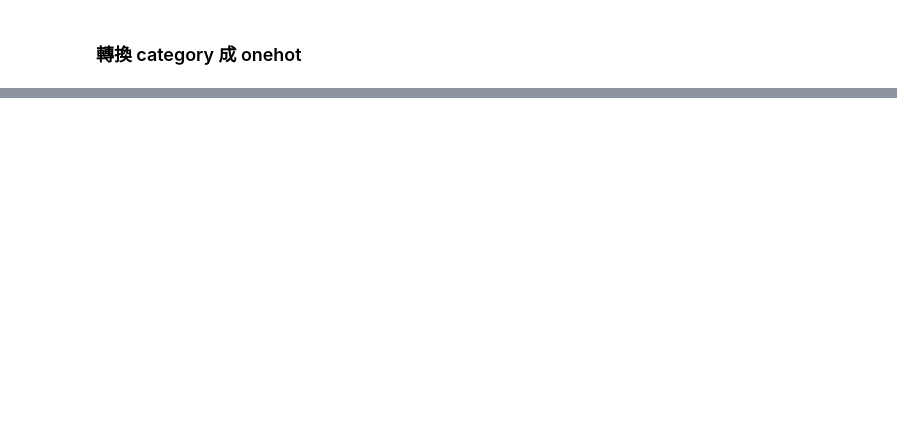
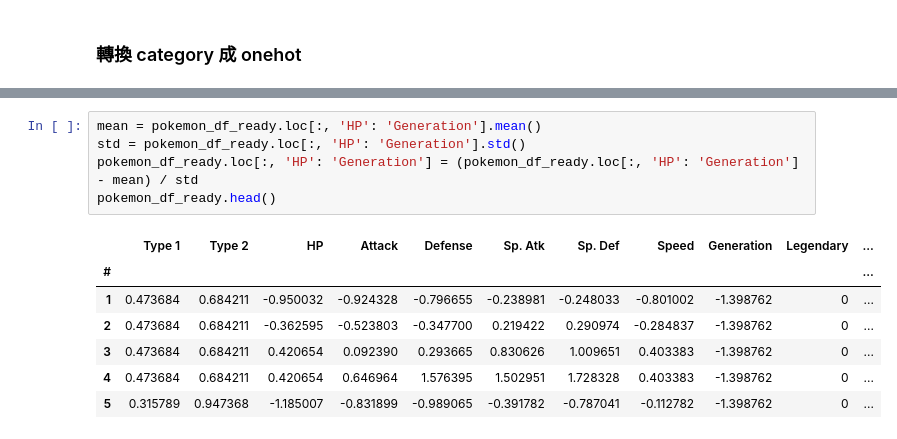
Before and after one commit to billy0402/python-machine-learning, a Jupyter notebook: pokemon-challenge/Fighting.ipynb, the cells around one changed output, grey strips where cells are left out. Drawn from its saved outputs; the diff is of its cells as text; blank space fills up the shorter version.

```diff
--- a/pokemon-challenge/Fighting.ipynb
+++ b/pokemon-challenge/Fighting.ipynb
@@ -35,0 +212,13 @@ pokemon_df_ready.head()
+# %%
+mean = pokemon_df_ready.loc[:, 'HP': 'Generation'].mean()
+std = pokemon_df_ready.loc[:, 'HP': 'Generation'].std()
+pokemon_df_ready.loc[:, 'HP': 'Generation'] = (pokemon_df_ready.loc[:, 'HP': 'Generation'] - mean) / std
+pokemon_df_ready.head()
+# %% [output]
+|  | Type 1 | Type 2 | HP | Attack | Defense | Sp. Atk | Sp. Def | Speed | Generation | Legendary | ... |
+| # |  |  |  |  |  |  |  |  |  |  | ... |
+| 1 | 0.473684 | 0.684211 | -0.950032 | -0.924328 | -0.796655 | -0.238981 | -0.248033 | -0.801002 | -1.398762 | 0 | ... |
+| 2 | 0.473684 | 0.684211 | -0.362595 | -0.523803 | -0.347700 | 0.219422 | 0.290974 | -0.284837 | -1.398762 | 0 | ... |
+| 3 | 0.473684 | 0.684211 | 0.420654 | 0.092390 | 0.293665 | 0.830626 | 1.009651 | 0.403383 | -1.398762 | 0 | ... |
+| 4 | 0.473684 | 0.684211 | 0.420654 | 0.646964 | 1.576395 | 1.502951 | 1.728328 | 0.403383 | -1.398762 | 0 | ... |
+| 5 | 0.315789 | 0.947368 | -1.185007 | -0.831899 | -0.989065 | -0.391782 | -0.787041 | -0.112782 | -1.398762 | 0 | ... |
```
Also changed, not shown: parts of 22 cells of this notebook.
